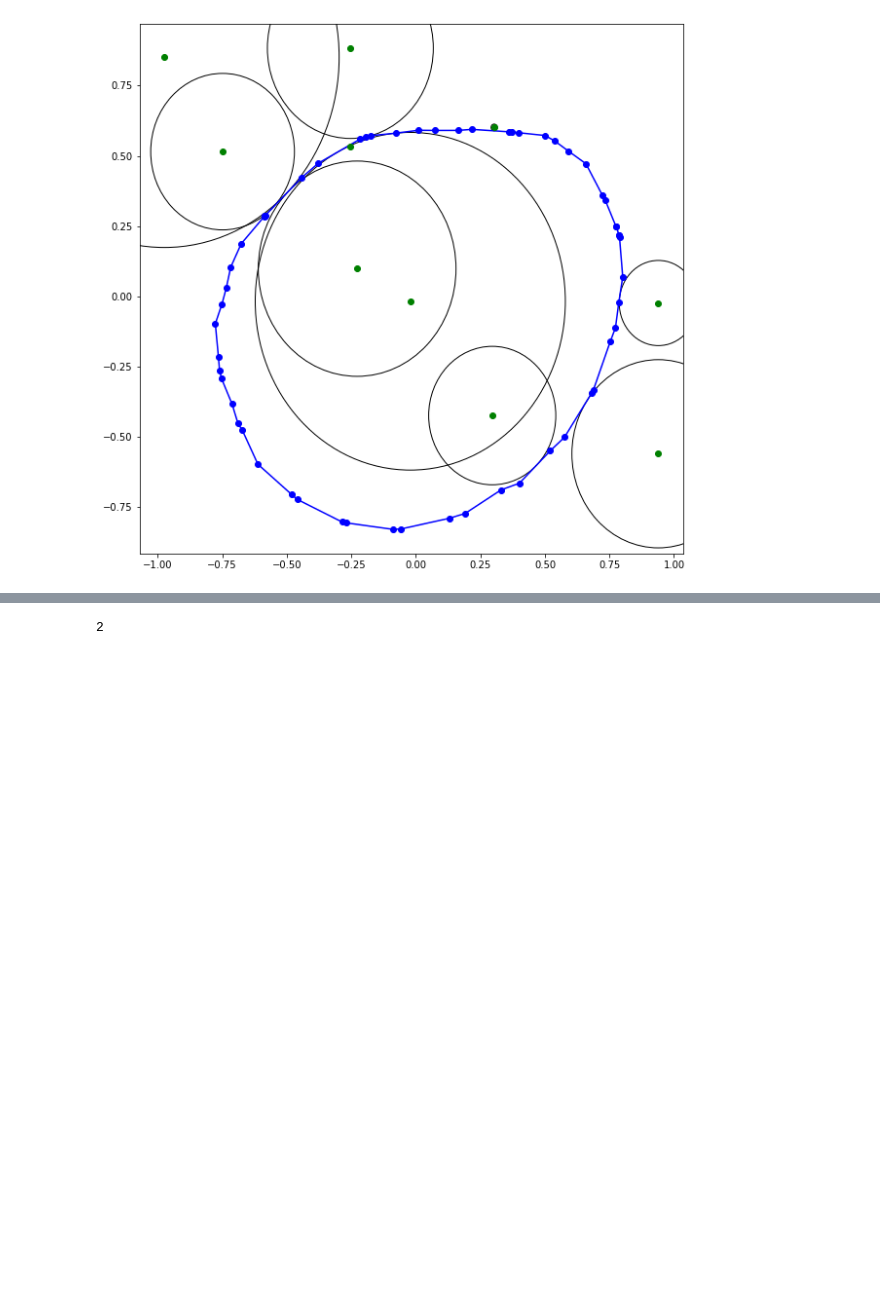
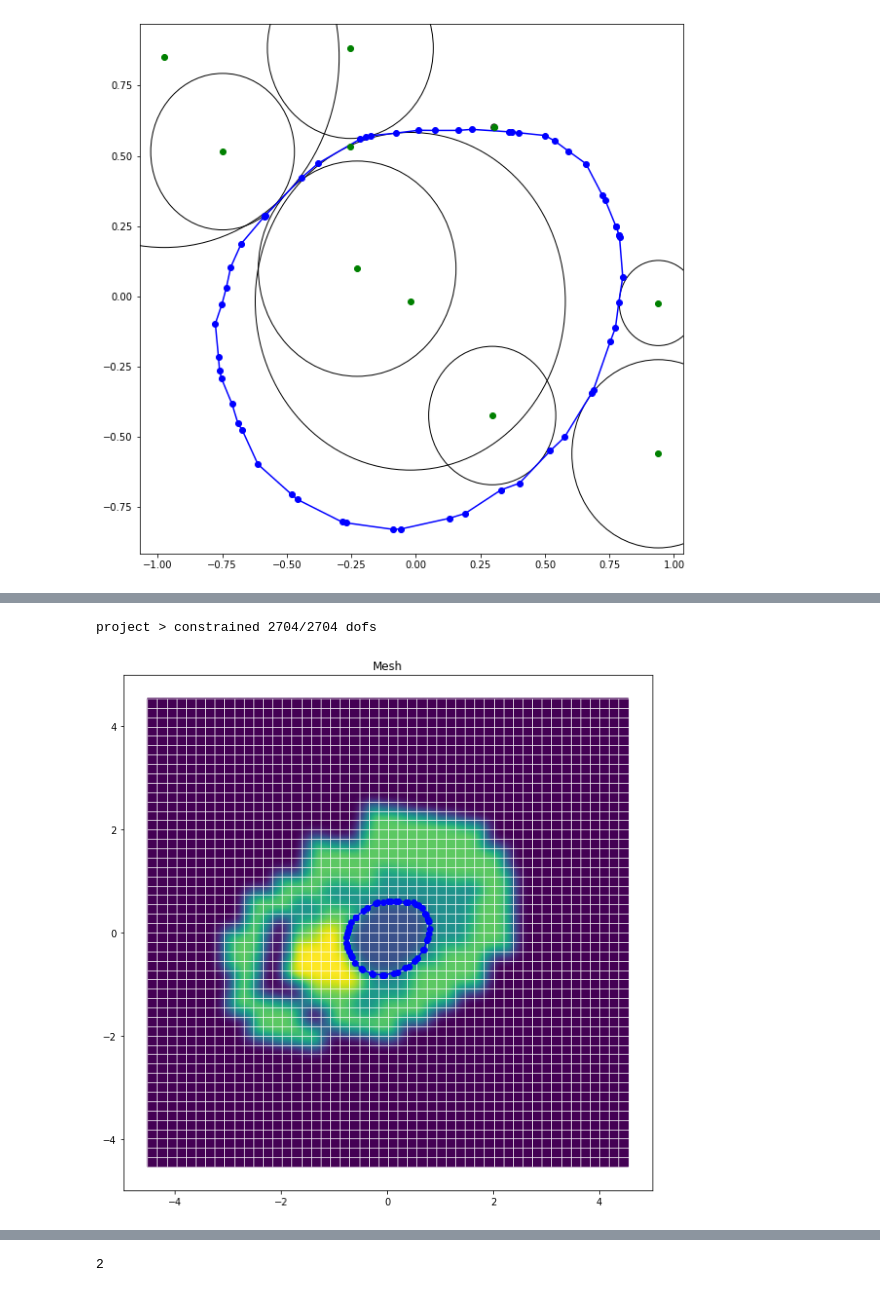
Before and after one commit to CAD-Team/heartflow, a Jupyter notebook: Model_00_slice_00/pressurized_artery.ipynb, the cells around one changed output, grey strips where cells are left out. Saved outputs shown, nothing was run; the diff lists cells and outputs as text; code cells hidden in the pictures; blank space fills up the shorter version.

```diff
--- a/Model_00_slice_00/pressurized_artery.ipynb
+++ b/Model_00_slice_00/pressurized_artery.ipynb
@@ -1520,0 +1524,19 @@ for i in range(len(sorted_tractions)):
+# %%
+n = 10
+arrow_size = 0.0001
+
+ns.autoplaque = MaterialProperties(ns.x[0], ns.x[1])
+pproj = 2
+ns.basisproj = topo.basis('spline',pproj)
+ns.autoplaqueproj = topo.projection(ns.autoplaque, onto=ns.basisproj, geometry=ns.x, ptype='convolute', ischeme='gauss{}'.format(2*pproj))
+bez = topo.sample('bezier', n)
+ax = PlotMesh(topo, ns.x, ns.autoplaqueproj, n=n)
+ax.plot(sorted_pts[:,0], sorted_pts[:,1], '-bo')
+ax.plot([sorted_pts[-1,0], sorted_pts[0,0]],[sorted_pts[-1,1],sorted_pts[0,1]],'-bo')
+for i in range(len(sorted_tractions)):
+    v = arrow_size * sorted_tractions[i]
+    a = sorted_pts[i]
+    # ax.arrow(a[0], a[1], v[0], v[1], color='r')
+# %% [output]
+project > constrained 2704/2704 dofs
+[figure, added]
```
Also changed, not shown: parts of 5 cells of this notebook, 27 other files.
